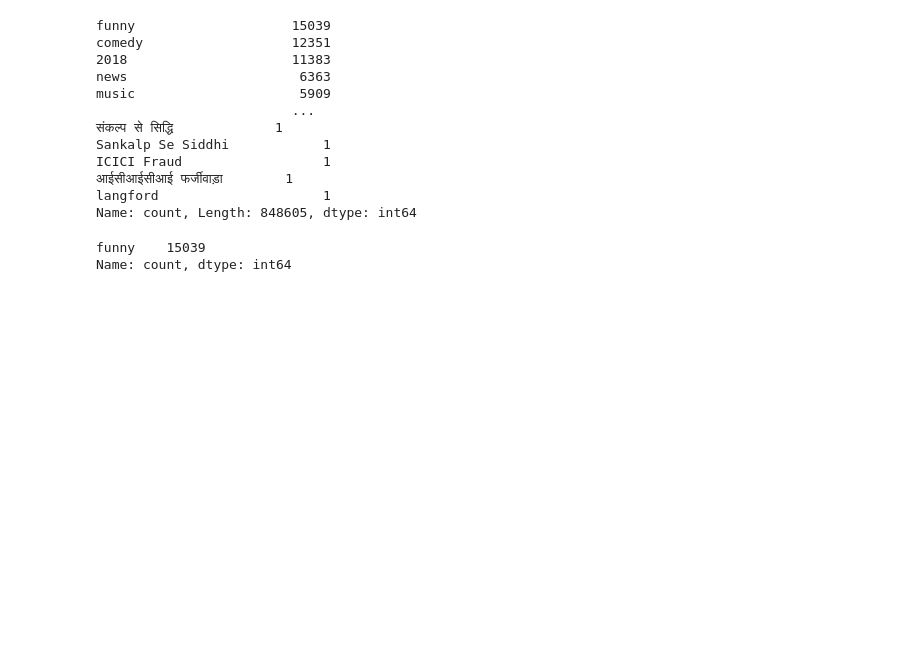
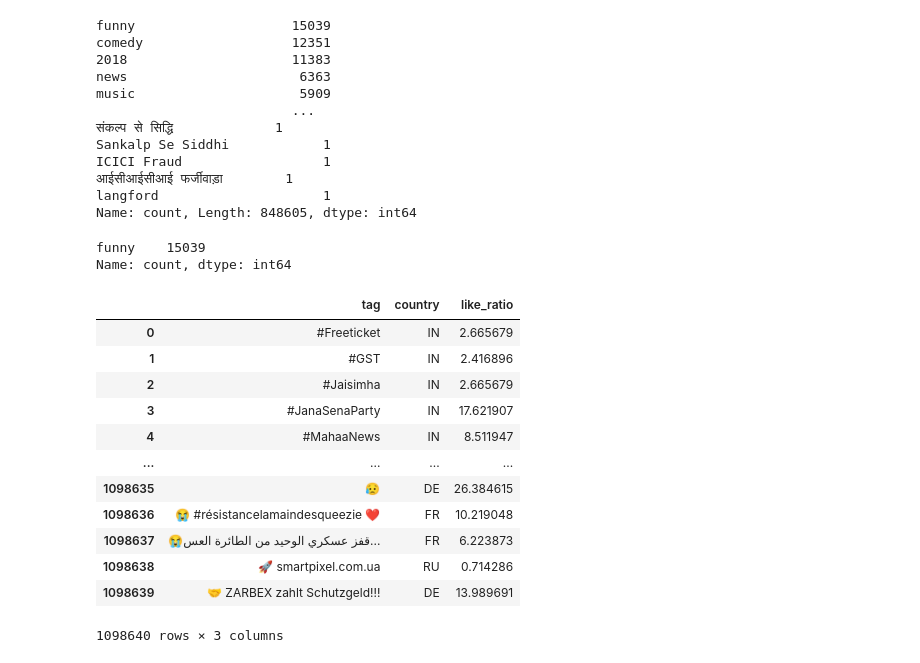
Before and after one commit to SaadUrRehmanBaig/foundation-of-computer-science-project, a Jupyter notebook: FOCS_project.ipynb, the cells around one changed output. Saved outputs shown, nothing was run; the diff lists cells and outputs as text; code cells hidden in the pictures; blank space fills up the shorter version.

```diff
--- a/FOCS_project.ipynb
+++ b/FOCS_project.ipynb
@@ -182,3 +188,23 @@ funny    15039
 Name: count, dtype: int64
 # %%
 # For each (tag, country) pair, compute average ratio likes/dislikes
+tag_df = df_all[((df_all['tags'] != '[none]') & (df_all['tags'] != '') & (df_all['tags'].isna() == False))].copy()
+tag_df['tag'] = tag_df['tags'].str.replace('"', '').str.split('|')
+tag_df = tag_df.explode('tag')
+# noticed that there are some empty strings in the tag column, so we remove them
+tag_df = tag_df[tag_df['tag'] != '']
+tag_df.groupby(['tag', 'country'], as_index = False).agg({'like_ratio':'mean'}).sort_values('tag')
+# %% [output]
+|  | tag | country | like_ratio |
+| 0 | #Freeticket | IN | 2.665679 |
+| 1 | #GST | IN | 2.416896 |
+| 2 | #Jaisimha | IN | 2.665679 |
+| 3 | #JanaSenaParty | IN | 17.621907 |
+| 4 | #MahaaNews | IN | 8.511947 |
+| ... | ... | ... | ... |
+| 1098635 | 😥 | DE | 26.384615 |
+| 1098636 | 😭 #résistancelamaindesqueezie ❤️ | FR | 10.219048 |
+| 1098637 | 😭قفز عسكري الوحيد من الطائرة العس... | FR | 6.223873 |
+| 1098638 | 🚀 smartpixel.com.ua | RU | 0.714286 |
+| 1098639 | 🤝 ZARBEX zahlt Schutzgeld!!! | DE | 13.989691 |
+1098640 rows × 3 columns
```
Also changed, not shown: parts of 10 cells of this notebook.
